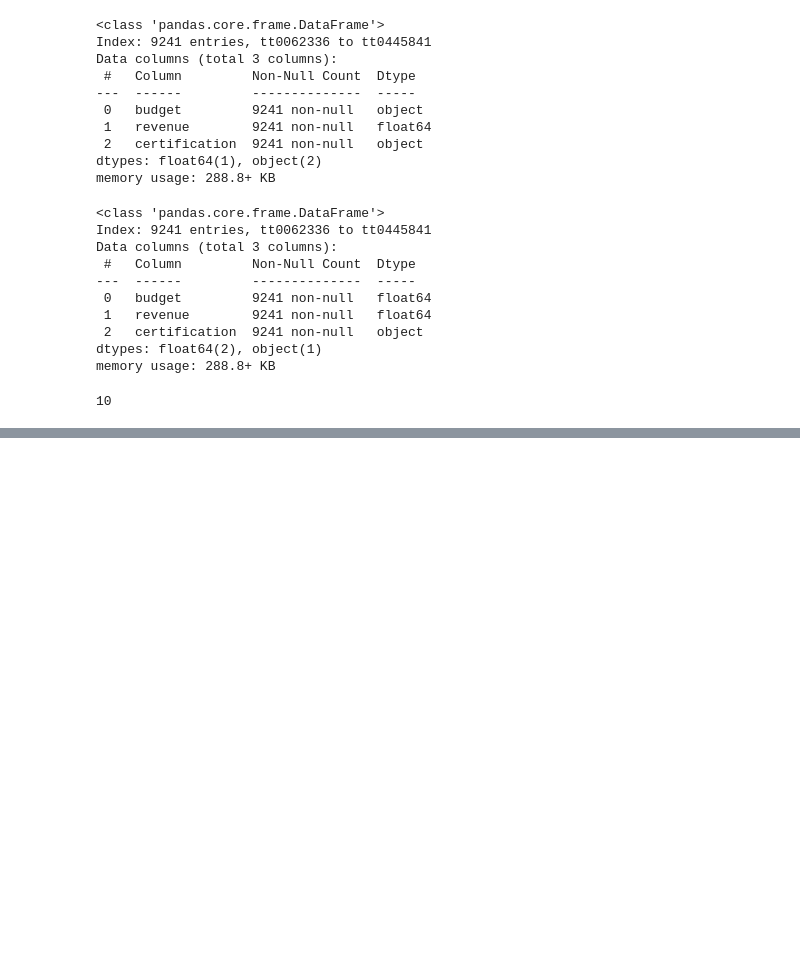
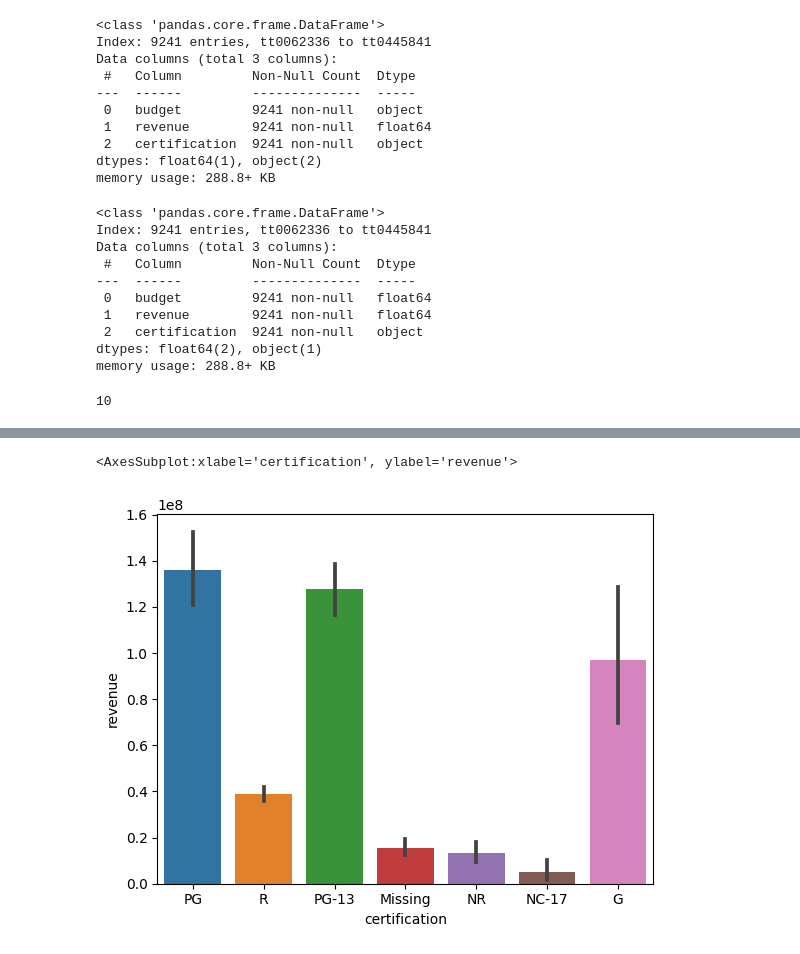
Before and after one commit to mvince33/imdb_predictions, a Jupyter notebook: linear_regression.ipynb, the cells around one changed output, grey strips where cells are left out. Drawn from its saved outputs; the diff is of its cells as text; code cells hidden in the pictures; blank space fills up the shorter version.

```diff
--- a/linear_regression.ipynb
+++ b/linear_regression.ipynb
@@ -164,0 +184,6 @@ len(df[filter])
+# %%
+# Construct barplots for revenue and certification
+sns.barplot(data = df, x = 'certification', y = 'revenue')
+# %% [output]
+<AxesSubplot:xlabel='certification', ylabel='revenue'>
+[figure, added]
```
Also changed, not shown: parts of 5 cells of this notebook.
